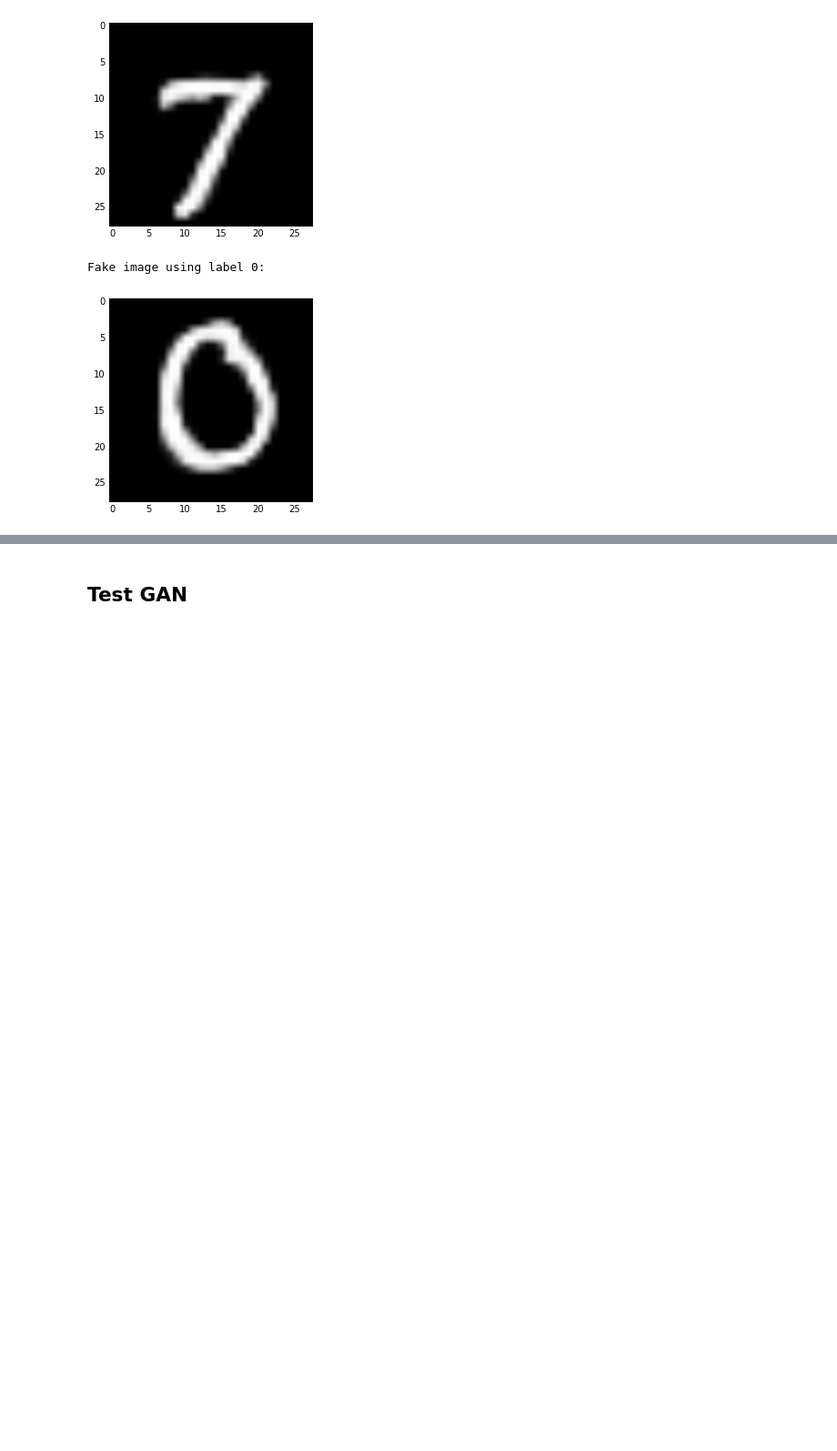
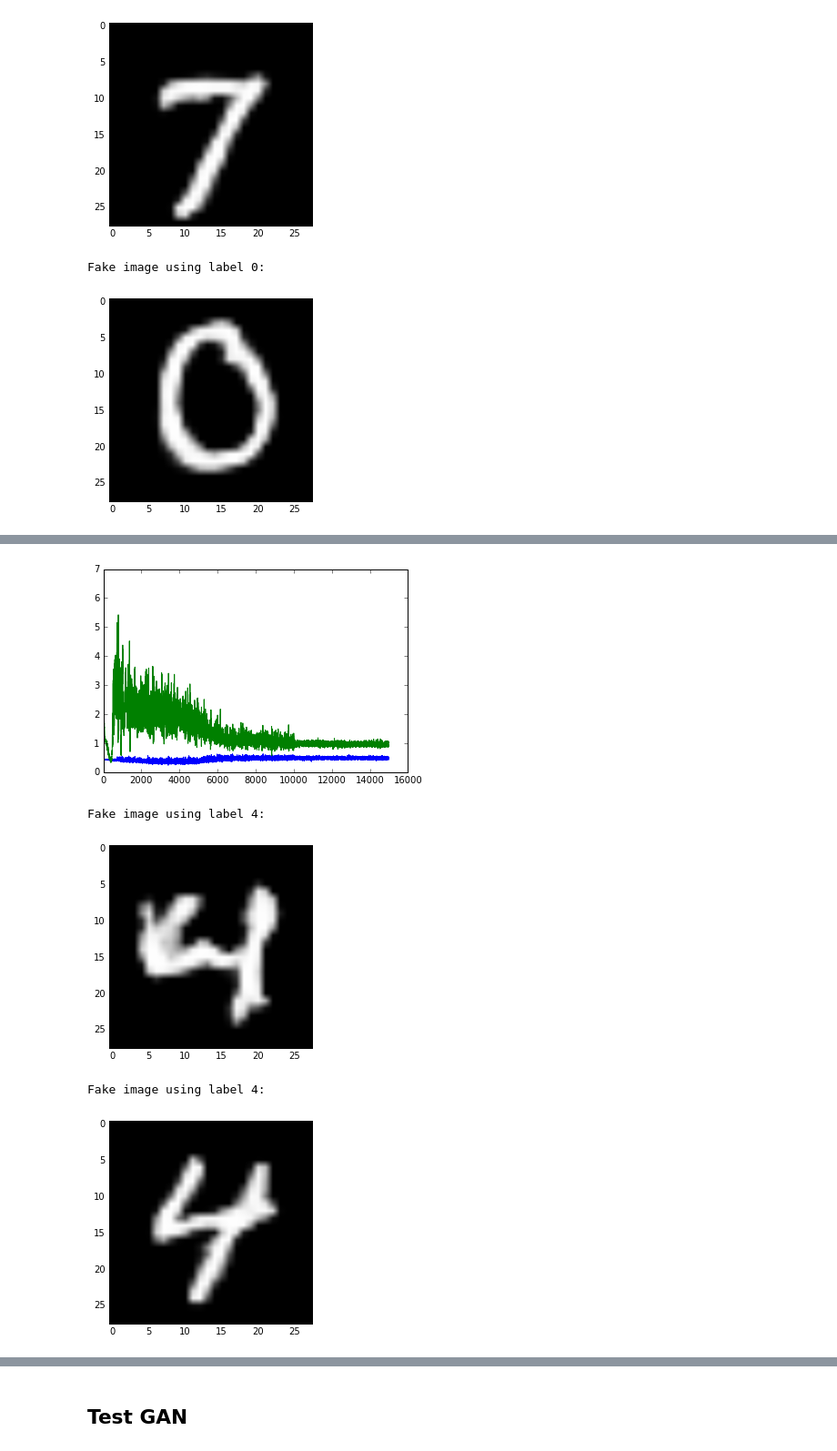
Before and after one commit to angadgill/conditional_cnn_gan, a Jupyter notebook: Class_Conditional_CNN_GAN.ipynb, the cells around one changed output, grey strips where cells are left out. Shown at 91% size. Saved outputs shown, nothing was run; the diff lists cells and outputs as text; code cells hidden in the pictures; blank space fills up the shorter version.

```diff
--- a/Class_Conditional_CNN_GAN.ipynb
+++ b/Class_Conditional_CNN_GAN.ipynb
@@ -707,2 +707,3 @@ gan_opt.lr.set_value(1e-3)
 # %%
-train(3000, d_losses, gan_losses)
+train(5000, d_losses, gan_losses)
+# %% [output]
@@ -708,0 +714,5 @@ train(3000, d_losses, gan_losses)
+[figure, added]
+Fake image using label 4:
+[figure, added]
+Fake image using label 4:
+[figure, added]
```
Also changed, not shown: parts of 7 cells of this notebook.
